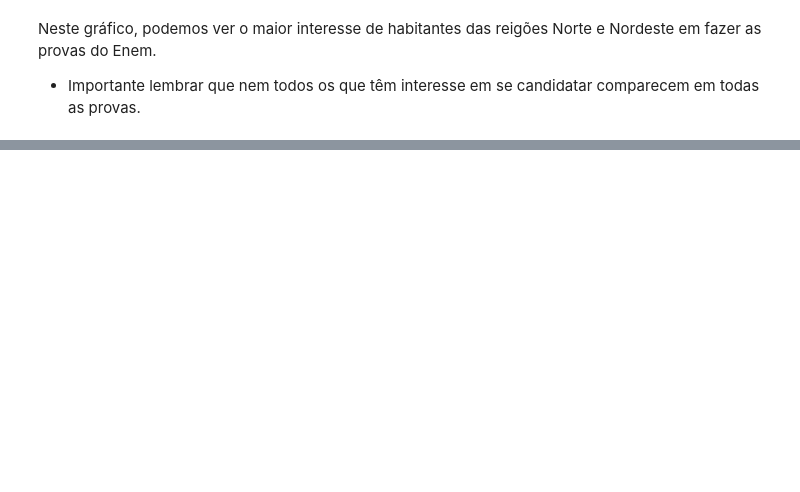
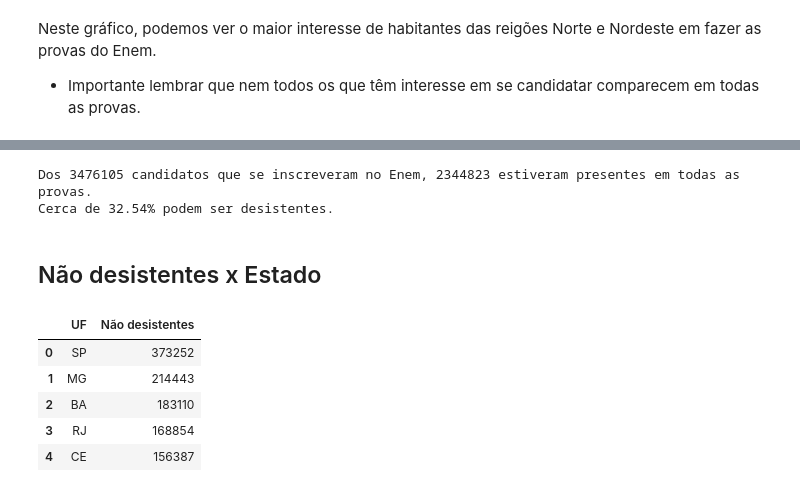
Before and after one commit to Tathy/Analise_Microdados_Enem_2022, a Jupyter notebook: Analise_de_Microdados_do_ENEM_2022.ipynb, the cells around one changed output, grey strips where cells are left out. Drawn from its saved outputs; the diff is of its cells as text; code cells hidden in the pictures; blank space fills up the shorter version.

```diff
--- a/Analise_de_Microdados_do_ENEM_2022.ipynb
+++ b/Analise_de_Microdados_do_ENEM_2022.ipynb
@@ -367,0 +387,22 @@ Neste gráfico, podemos ver o maior interesse de habitantes das reigões Norte e
+# %%
+print(f"""Dos {n_candidatos} candidatos que se inscreveram no Enem, {n_candidatos_presenca} estiveram presentes em todas as provas.
+Cerca de { 100 - ((n_candidatos_presenca/n_candidatos)*100):.2f}% podem ser desistentes.""")
+# %% [output]
+Dos 3476105 candidatos que se inscreveram no Enem, 2344823 estiveram presentes em todas as provas.
+Cerca de 32.54% podem ser desistentes.
+# %% [markdown]
+## Não desistentes x Estado
+# %%
+# Participantes não desistentes do Enem por UF em ordem decrescente
+coluna_sg_uf_prova_presenca = microdadosEnemSelecionadoPresenca['SG_UF_PROVA']
+participantes_enem_por_uf_presenca = pd.DataFrame(coluna_sg_uf_prova_presenca.value_counts()).reset_index()
+participantes_enem_por_uf_presenca.rename(columns = {'index':'UF', 'SG_UF_PROVA':'Não desistentes'}, inplace = True)
+participantes_enem_por_uf_presenca = participantes_enem_por_uf_presenca.sort_values('Não desistentes', ascending = False).reset_index(drop = True)
+participantes_enem_por_uf_presenca.head()
+# %% [output]
+|  | UF | Não desistentes |
+| 0 | SP | 373252 |
+| 1 | MG | 214443 |
+| 2 | BA | 183110 |
+| 3 | RJ | 168854 |
+| 4 | CE | 156387 |
```
Also changed, not shown: parts of 9 cells of this notebook.
